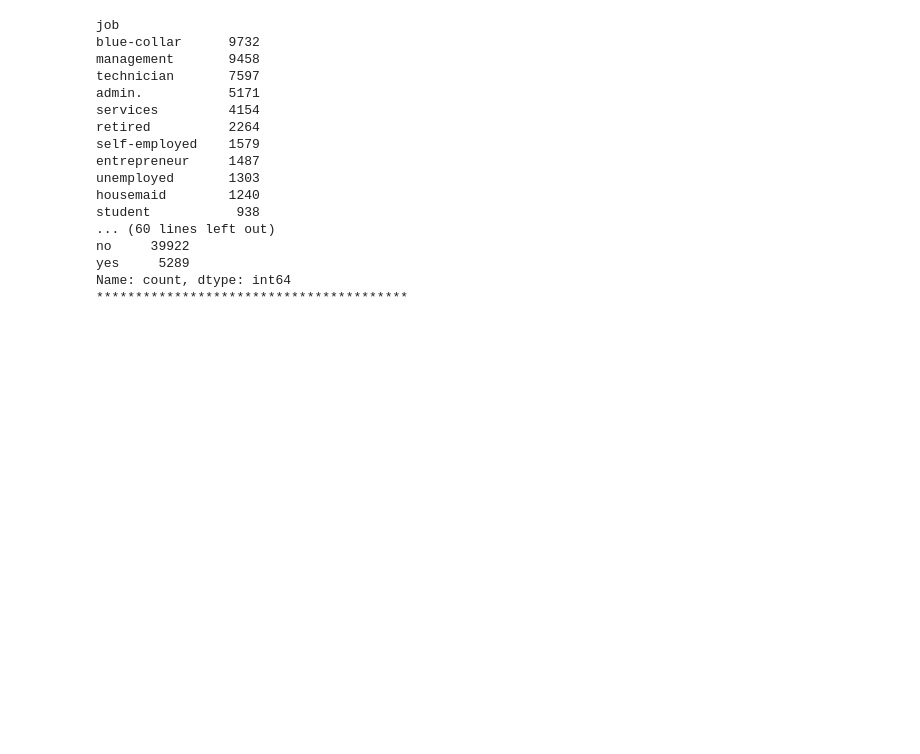
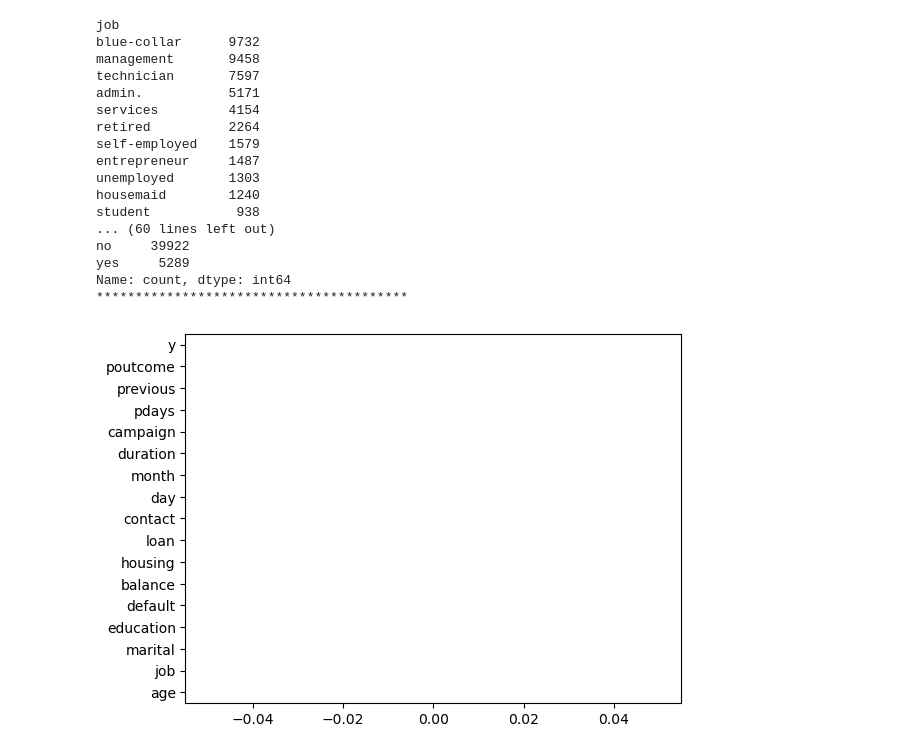
Before and after one commit to adnansayyedd/BankMarketing_MLModel, a Jupyter notebook: Model.ipynb, the cells around one changed output. Drawn from its saved outputs; the diff is of its cells as text; code cells hidden in the pictures; blank space fills up the shorter version.

Commit message:
checking missing values in dataset using graphucal method

```diff
--- a/Model.ipynb
+++ b/Model.ipynb
@@ -164,3 +164,8 @@ no     39922
 yes     5289
 Name: count, dtype: int64
 ****************************************
+# %%
+df.isnull().sum().plot(kind = 'barh')
+plt.show()
+# %% [output]
+[figure, added]
```
